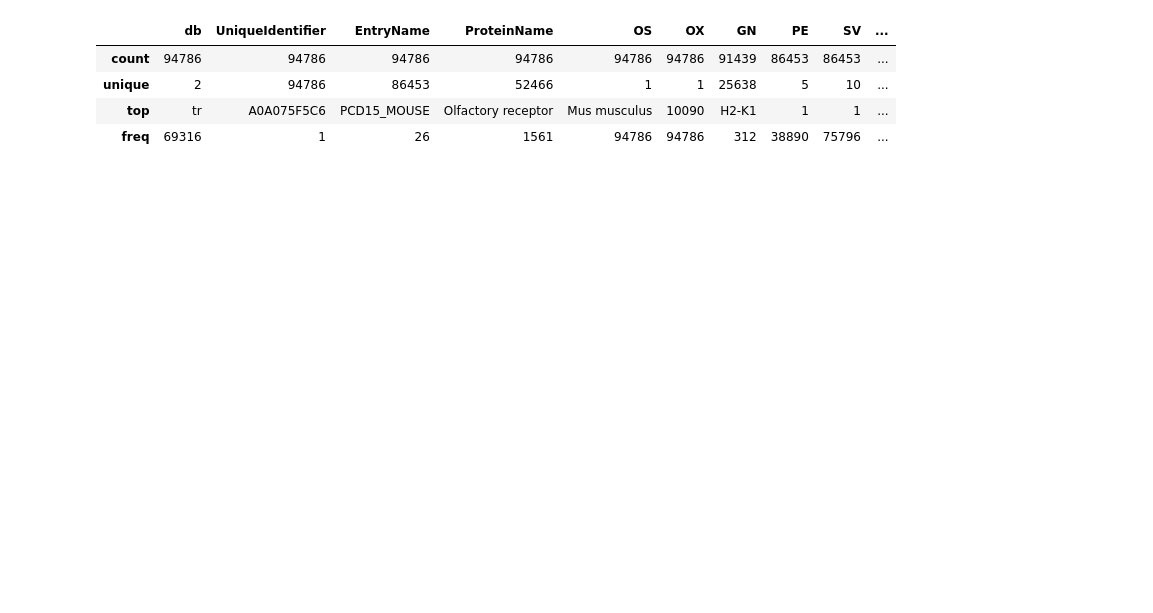
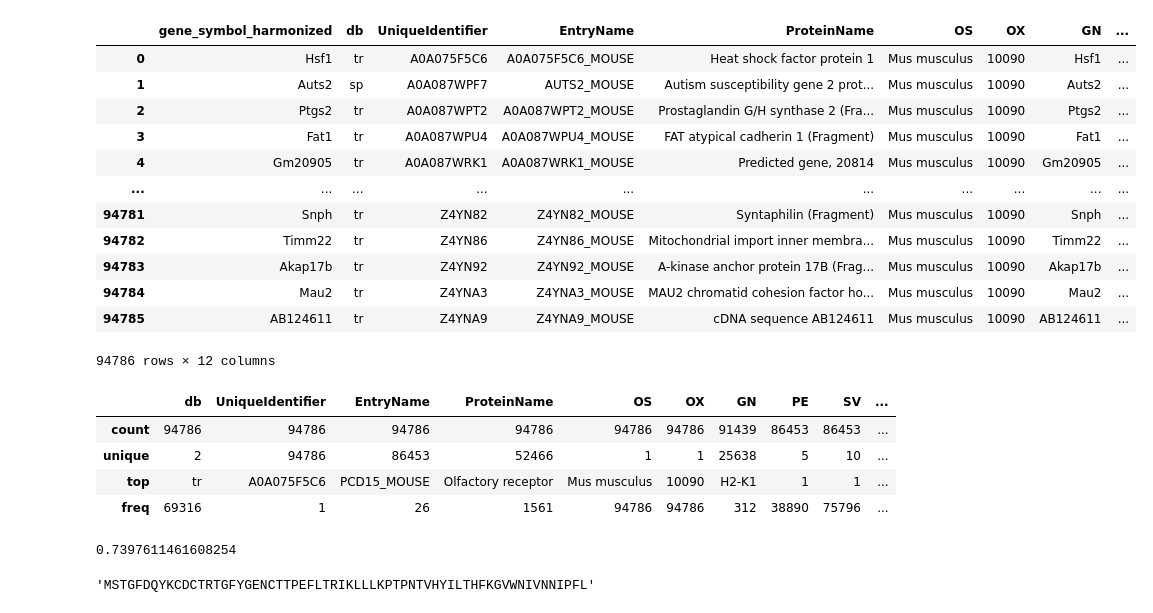
Before and after one commit to gene-to-phenotype-predictions/bert_dna_weight, a Jupyter notebook: Protien.ipynb, the cells around one changed output. Saved outputs shown, nothing was run; the diff lists cells and outputs as text; code cells hidden in the pictures; blank space fills up the shorter version.

```diff
--- a/Protien.ipynb
+++ b/Protien.ipynb
@@ -23,6 +23,22 @@ from sklearn.preprocessing import StandardScaler
 # %%
 with open("./data/gene_symbol_protein_sequences.pkl", 'rb') as file:
         protein =  pickle.load(file)
+# %%
+protein
+# %% [output]
+|  | gene_symbol_harmonized | db | UniqueIdentifier | EntryName | ProteinName | OS | OX | GN | ... |
+| 0 | Hsf1 | tr | A0A075F5C6 | A0A075F5C6_MOUSE | Heat shock factor protein 1 | Mus musculus | 10090 | Hsf1 | ... |
+| 1 | Auts2 | sp | A0A087WPF7 | AUTS2_MOUSE | Autism susceptibility gene 2 prot... | Mus musculus | 10090 | Auts2 | ... |
+| 2 | Ptgs2 | tr | A0A087WPT2 | A0A087WPT2_MOUSE | Prostaglandin G/H synthase 2 (Fra... | Mus musculus | 10090 | Ptgs2 | ... |
+| 3 | Fat1 | tr | A0A087WPU4 | A0A087WPU4_MOUSE | FAT atypical cadherin 1 (Fragment) | Mus musculus | 10090 | Fat1 | ... |
+| 4 | Gm20905 | tr | A0A087WRK1 | A0A087WRK1_MOUSE | Predicted gene, 20814 | Mus musculus | 10090 | Gm20905 | ... |
+| ... | ... | ... | ... | ... | ... | ... | ... | ... | ... |
+| 94781 | Snph | tr | Z4YN82 | Z4YN82_MOUSE | Syntaphilin (Fragment) | Mus musculus | 10090 | Snph | ... |
+| 94782 | Timm22 | tr | Z4YN86 | Z4YN86_MOUSE | Mitochondrial import inner membra... | Mus musculus | 10090 | Timm22 | ... |
+| 94783 | Akap17b | tr | Z4YN92 | Z4YN92_MOUSE | A-kinase anchor protein 17B (Frag... | Mus musculus | 10090 | Akap17b | ... |
+| 94784 | Mau2 | tr | Z4YNA3 | Z4YNA3_MOUSE | MAU2 chromatid cohesion factor ho... | Mus musculus | 10090 | Mau2 | ... |
+| 94785 | AB124611 | tr | Z4YNA9 | Z4YNA9_MOUSE | cDNA sequence AB124611 | Mus musculus | 10090 | AB124611 | ... |
+94786 rows × 12 columns
 # %%
 protein.describe()
 # %% [output]
@@ -36,3 +52,12 @@ protein.seq.str.len()
 fig = go.Figure()
 fig.add_trace(go.Histogram(x = protein.seq.str.len()))
 fig.show()
+# %%
+print(len(protein[protein.seq.str.len() <= 512])/len(protein))
+protein = protein[protein.seq.str.len() <= 512]
+# %% [output]
+0.7397611461608254
+# %%
+protein.seq[2]
+# %% [output]
+'MSTGFDQYKCDCTRTGFYGENCTTPEFLTRIKLLLKPTPNTVHYILTHFKGVWNIVNNIPFL'
```
Also changed, not shown: parts of 1 cell of this notebook.
